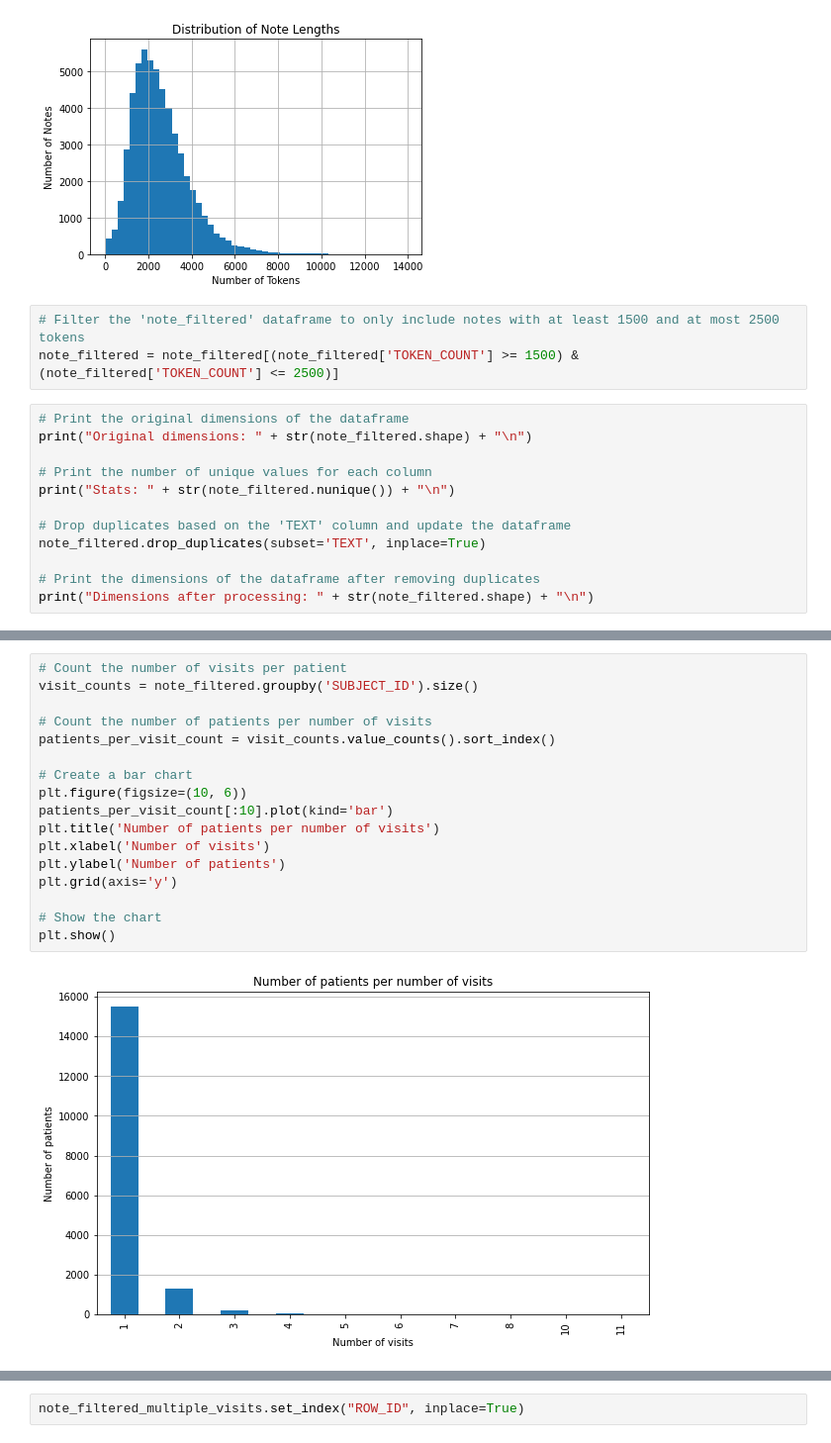
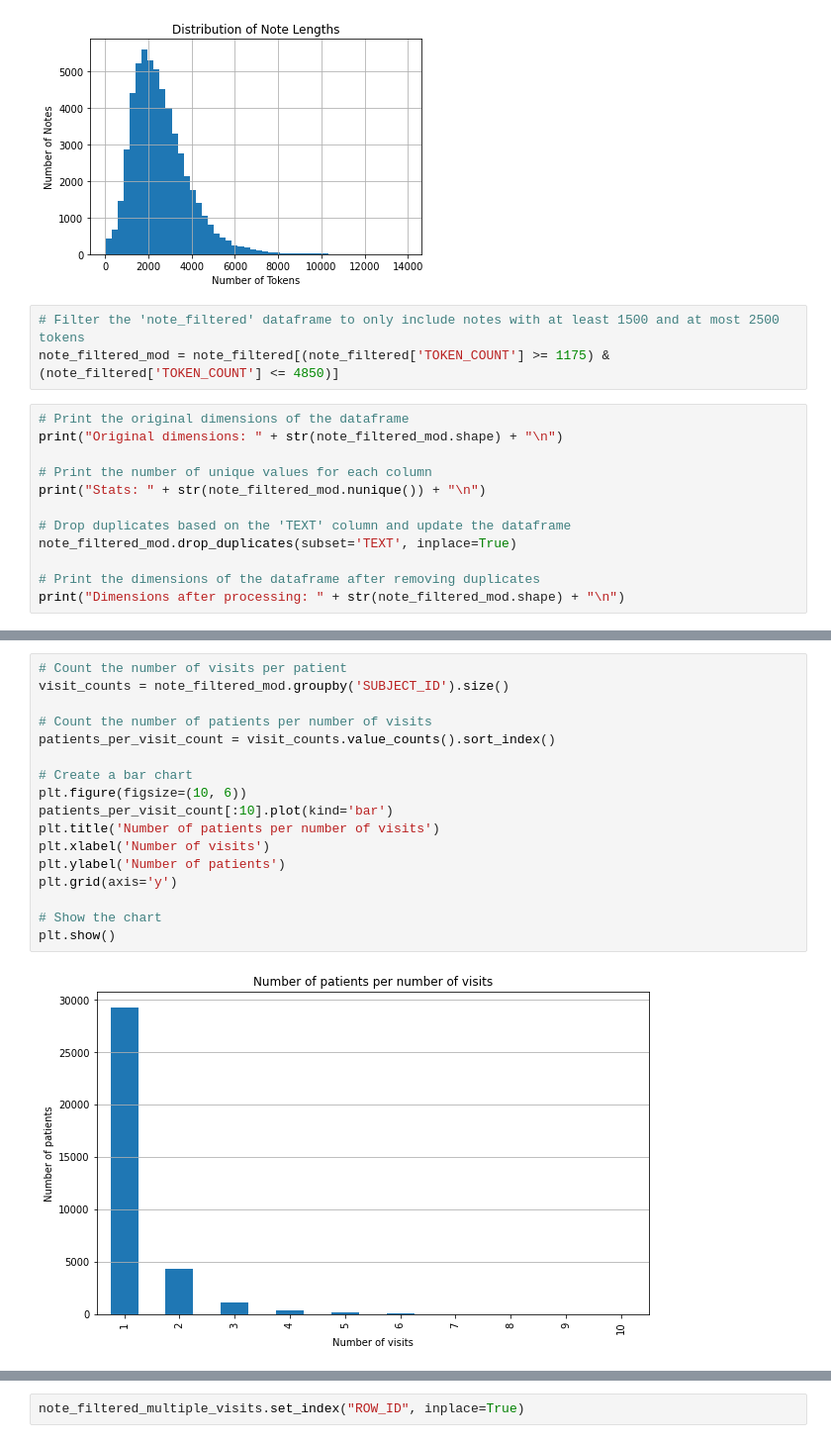
Before and after one commit to giuseppericcio/MediCARE, a Jupyter notebook: data_preprocessing.ipynb, the cells around one changed output, grey strips where cells are left out. Shown at 99% size. Drawn from its saved outputs; the diff is of its cells as text.

```diff
--- a/data_preprocessing.ipynb
+++ b/data_preprocessing.ipynb
@@ -132,17 +148,17 @@ plt.show()
 [figure]
 # %%
 # Filter the 'note_filtered' dataframe to only include notes with at least 1500 and at most 2500 tokens
-note_filtered = note_filtered[(note_filtered['TOKEN_COUNT'] >= 1500) & (note_filtered['TOKEN_COUNT'] <= 2500)]
+note_filtered_mod = note_filtered[(note_filtered['TOKEN_COUNT'] >= 1175) & (note_filtered['TOKEN_COUNT'] <= 4850)]
 # %%
 # Print the original dimensions of the dataframe
-print("Original dimensions: " + str(note_filtered.shape) + "\n")
+print("Original dimensions: " + str(note_filtered_mod.shape) + "\n")
 
 # Print the number of unique values for each column
-print("Stats: " + str(note_filtered.nunique()) + "\n")
+print("Stats: " + str(note_filtered_mod.nunique()) + "\n")
 
 # Drop duplicates based on the 'TEXT' column and update the dataframe
-note_filtered.drop_duplicates(subset='TEXT', inplace=True)
+note_filtered_mod.drop_duplicates(subset='TEXT', inplace=True)
 
 # Print the dimensions of the dataframe after removing duplicates
-print("Dimensions after processing: " + str(note_filtered.shape) + "\n")
+print("Dimensions after processing: " + str(note_filtered_mod.shape) + "\n")
 # %% [output]
@@ -177,21 +193,21 @@ note_filtered.head(5)
 # %%
 # Count the number of visits per patient
-visit_counts = note_filtered.groupby('SUBJECT_ID').size()
+visit_counts = note_filtered_mod.groupby('SUBJECT_ID').size()
 
 # Count the number of patients per number of visits
 patients_per_visit_count = visit_counts.value_counts().sort_index()
 
 # Create a bar chart
 plt.figure(figsize=(10, 6))
 patients_per_visit_count[:10].plot(kind='bar')
 plt.title('Number of patients per number of visits')
 plt.xlabel('Number of visits')
 plt.ylabel('Number of patients')
 plt.grid(axis='y')
 
 # Show the chart
 plt.show()
 # %% [output]
-[figure, old version]
+[figure, new version]
 # %%
 # Group the notes by patient
```
Also changed, not shown: parts of 17 cells of this notebook, 1 other file.
